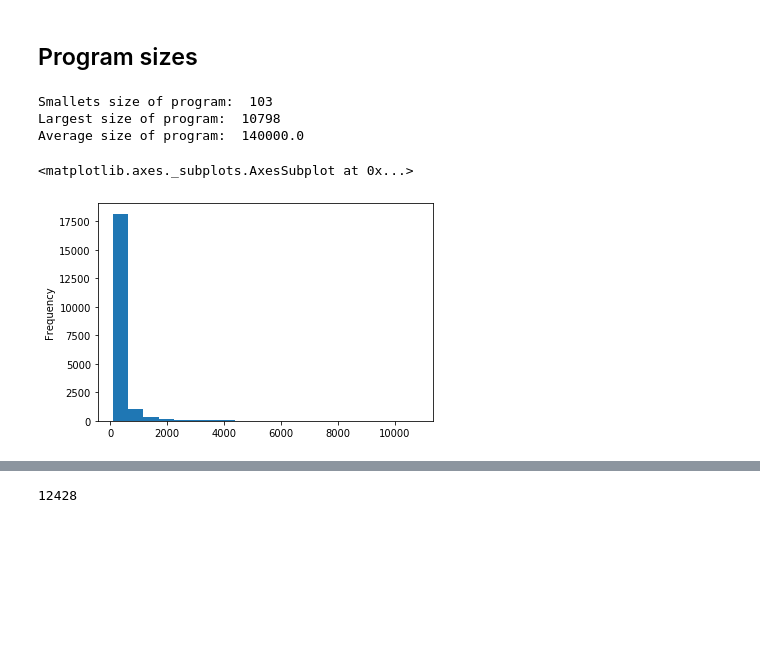
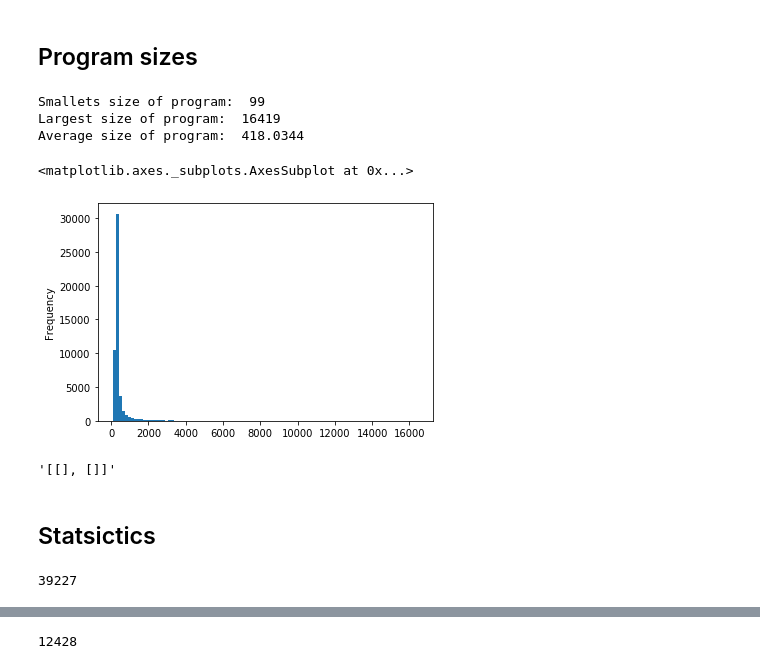
Before and after one commit to thornado123/JasminFuzzer, a Jupyter notebook: evaluation/Analysis of compiler data.ipynb, the cells around one changed output, grey strips where cells are left out. Saved outputs shown, nothing was run; the diff lists cells and outputs as text; code cells hidden in the pictures; blank space fills up the shorter version.

```diff
--- a/evaluation/Analysis of compiler data.ipynb
+++ b/evaluation/Analysis of compiler data.ipynb
@@ -6,0 +5,8 @@ df = pd.read_csv("/Users/thorjakobsen/GIT/JasminFuzzer/evaluation/data/results_3
+# %%
+df_0 = pd.read_csv("/Users/thorjakobsen/GIT/JasminFuzzer/evaluation/data/results_0_5000.csv")
+df_1 = pd.read_csv("/Users/thorjakobsen/GIT/JasminFuzzer/evaluation/data/results_5000_10000.csv")
+df_2 = pd.read_csv("/Users/thorjakobsen/GIT/JasminFuzzer/evaluation/data/results_10000_20000.csv")
+df_3 = pd.read_csv("/Users/thorjakobsen/GIT/JasminFuzzer/evaluation/data/results_20000_30000.csv")
+df_4 = pd.read_csv("/Users/thorjakobsen/GIT/JasminFuzzer/evaluation/data/results_30000_50000.csv")
+
+df = pd.concat([df_0, df_1, df_2, df_3, df_4])
@@ -43,11 +53,11 @@ Average time:  0.6774673286676407
 # %%
 print("Smallets size of program: ", df.Size.min())
 print("Largest size of program: ", df.Size.max())
-print("Average size of program: ", df.size.mean())
-df.Size.plot.hist(bins=20)
+print("Average size of program: ", df.Size.mean())
+df.Size.plot.hist(bins=100)
 # %% [output]
-Smallets size of program:  103
-Largest size of program:  10798
-Average size of program:  140000.0
+Smallets size of program:  99
+Largest size of program:  16419
+Average size of program:  418.0344
 <matplotlib.axes._subplots.AxesSubplot at 0x...>
-[figure, old version]
+[figure, new version]
@@ -54,3 +66,8 @@ Average size of program:  140000.0
+# %%
+df.loc[20000].at["Errors"]
+df.at[20000, "Errors"]
+# %% [output]
+'[[], []]'
 # %%
 import base64
 
@@ -101,0 +118,13 @@ for i in range(0, df.shape[0]):
+# %% [markdown]
+## Statsictics
+# %%
+"""
+    Compiler errors
+"""
+amount_of_progeam_without_compiler_errors = 0
+for i in df.Errors.values:
+    if i.split(",")[1] == " []]":
+        amount_of_progeam_without_compiler_errors += 1
+print(amount_of_progeam_without_compiler_errors)
+# %% [output]
+39227
```
Also changed, not shown: parts of 15 cells of this notebook, 2 other files.
